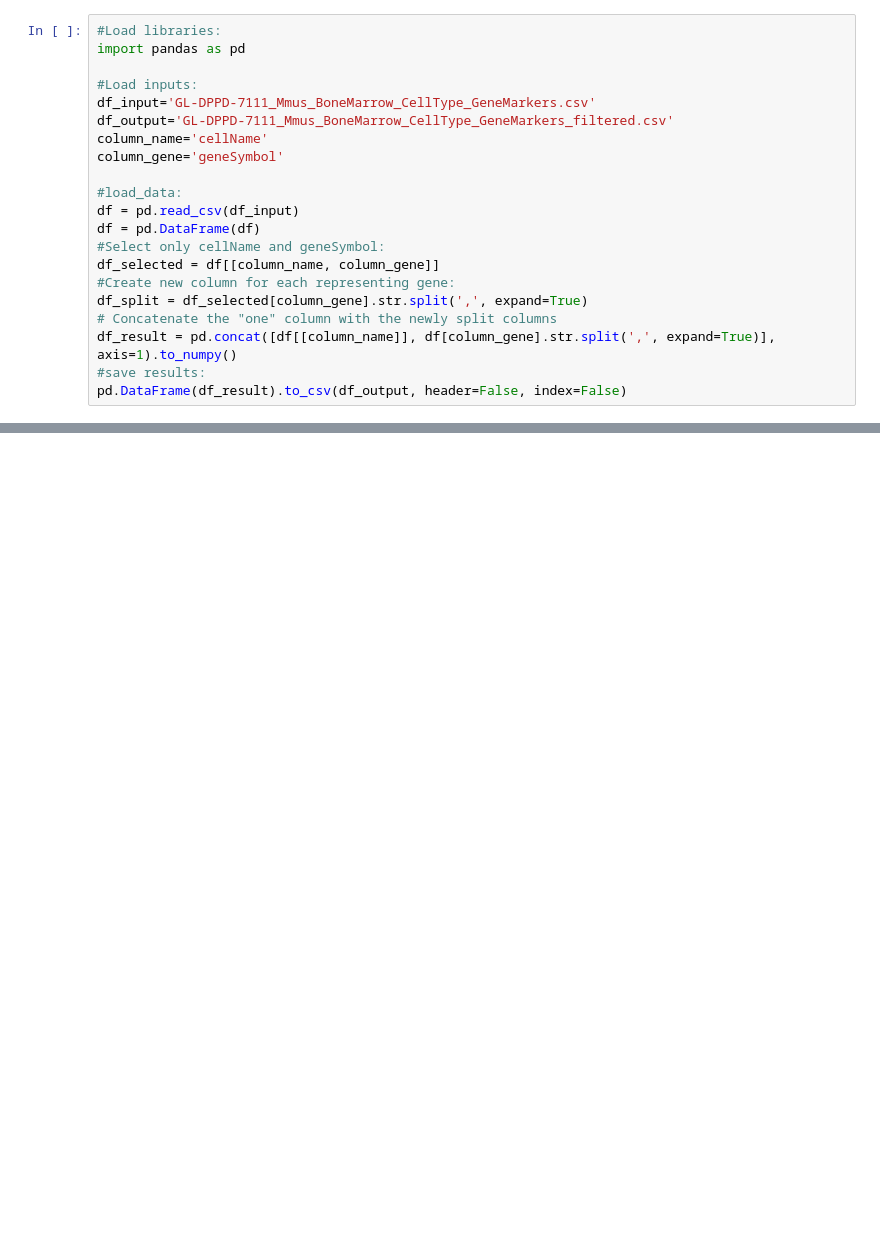
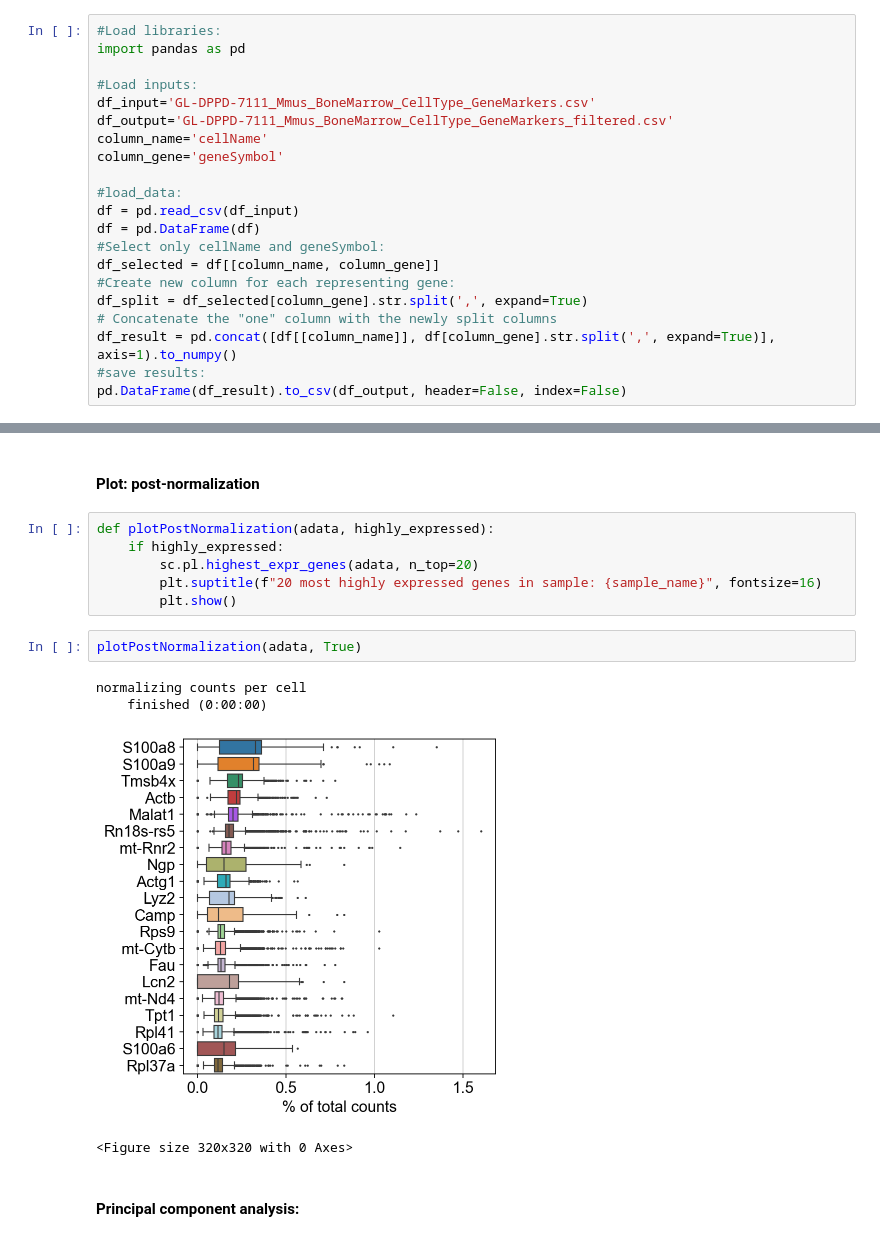
Before and after one commit to komendien/scRNAseq_Mmus_DP, a Jupyter notebook: KK_downstream_scRNAseq.ipynb, the cells around one changed output, grey strips where cells are left out. Cells and saved outputs as stored; diff of their text form; blank space fills up the shorter version.

```diff
--- a/KK_downstream_scRNAseq.ipynb
+++ b/KK_downstream_scRNAseq.ipynb
@@ -362,0 +382,17 @@ Prefix "mt-" found with 36 mitochondrial genes:
+# %% [markdown]
+#### Plot: post-normalization
+# %%
+def plotPostNormalization(adata, highly_expressed):
+    if highly_expressed:
+        sc.pl.highest_expr_genes(adata, n_top=20)
+        plt.suptitle(f"20 most highly expressed genes in sample: {sample_name}", fontsize=16)
+        plt.show()
+# %%
+plotPostNormalization(adata, True)
+# %% [output]
+normalizing counts per cell
+    finished (0:00:00)
+[figure, added]
+<Figure size 320x320 with 0 Axes>
+# %% [markdown]
+#### Principal component analysis:
```
Also changed, not shown: parts of 69 cells of this notebook.
